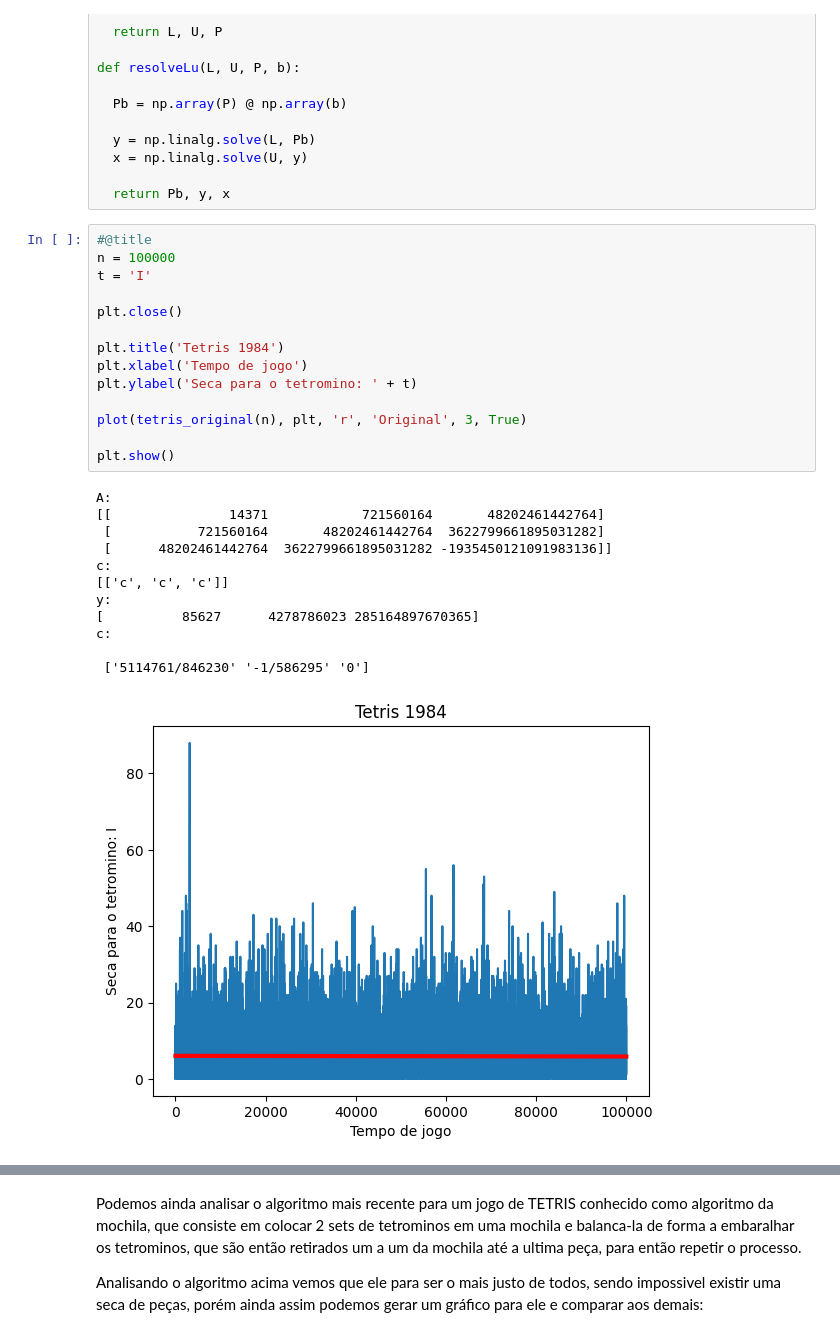
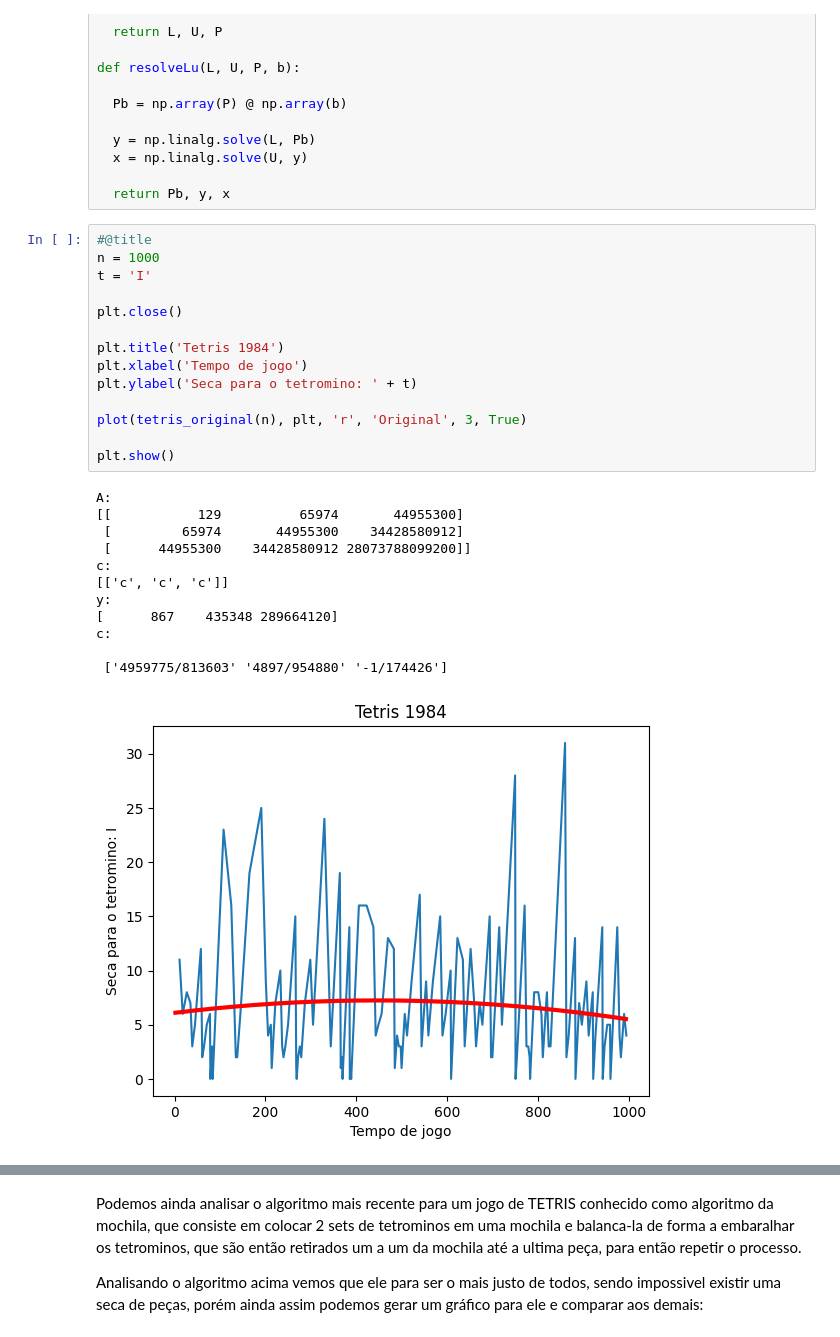
Before and after one commit to luizferreira7/tetris, a Jupyter notebook: colab/Trabalho_Final_de_ALA.ipynb, the cells around one changed output, grey strips where cells are left out. Drawn from its saved outputs; the diff is of its cells as text.

```diff
--- a/colab/Trabalho_Final_de_ALA.ipynb
+++ b/colab/Trabalho_Final_de_ALA.ipynb
@@ -1208,28 +1206,28 @@ def resolveLu(L, U, P, b):
   return Pb, y, x
 # %%
 #@title
-n = 100000
+n = 1000
 t = 'I'
 
 plt.close()
 
 plt.title('Tetris 1984')
 plt.xlabel('Tempo de jogo')
 plt.ylabel('Seca para o tetromino: ' + t)
 
 plot(tetris_original(n), plt, 'r', 'Original', 3, True)
 
 plt.show()
 # %% [output]
 A:
-[[               14371            721560164       48202461442764]
- [           721560164       48202461442764  3622799661895031282]
- [      48202461442764  3622799661895031282 -1935450121091983136]]
+[[           129          65974       44955300]
+ [         65974       44955300    34428580912]
+ [      44955300    34428580912 28073788099200]]
 c:
 [['c', 'c', 'c']]
 y:
-[          85627      4278786023 285164897670365]
+[      867    435348 289664120]
 c:
 
- ['5114761/846230' '-1/586295' '0']
+ ['4959775/813603' '4897/954880' '-1/174426']
-[figure, old version]
+[figure, new version]
```
Also changed, not shown: parts of 16 cells of this notebook.
